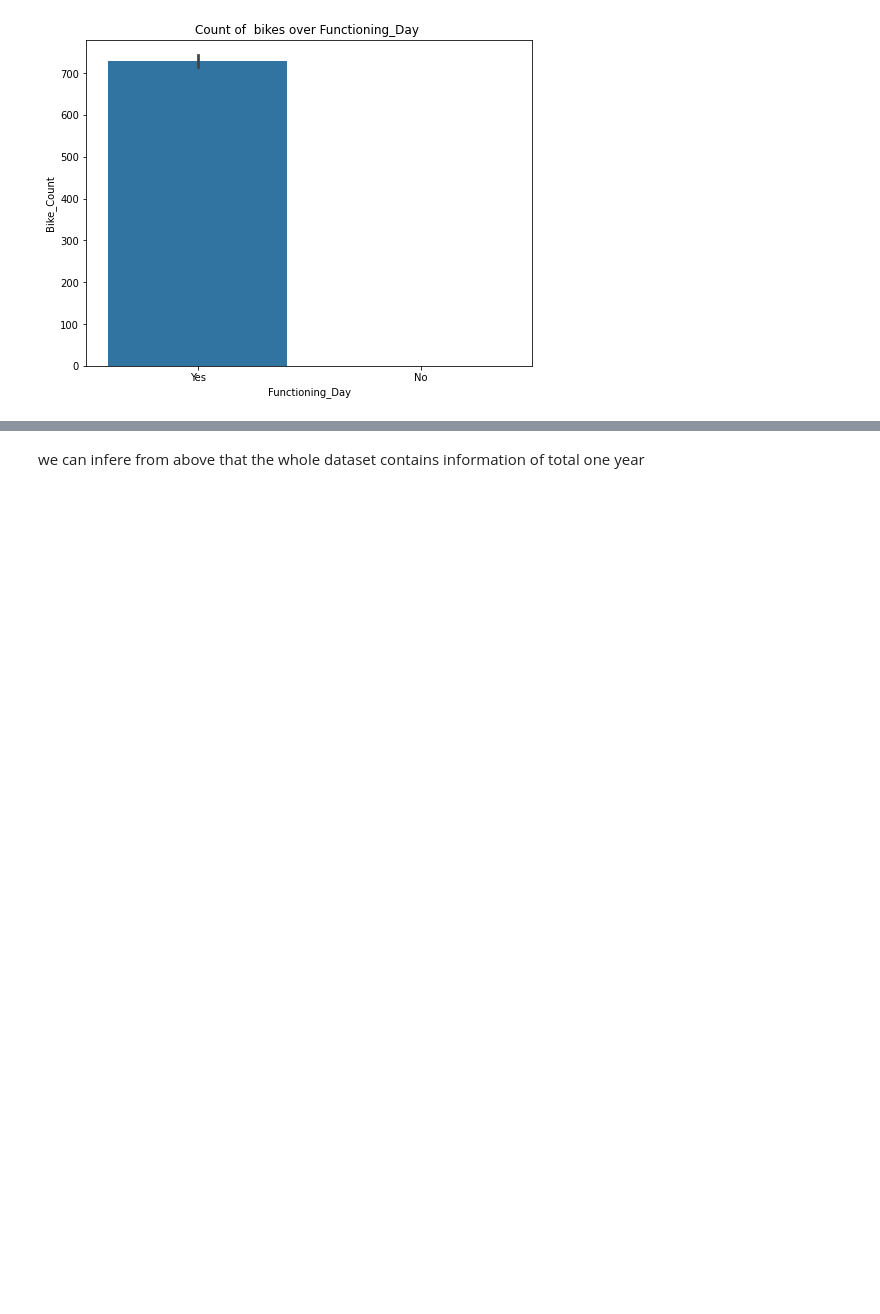
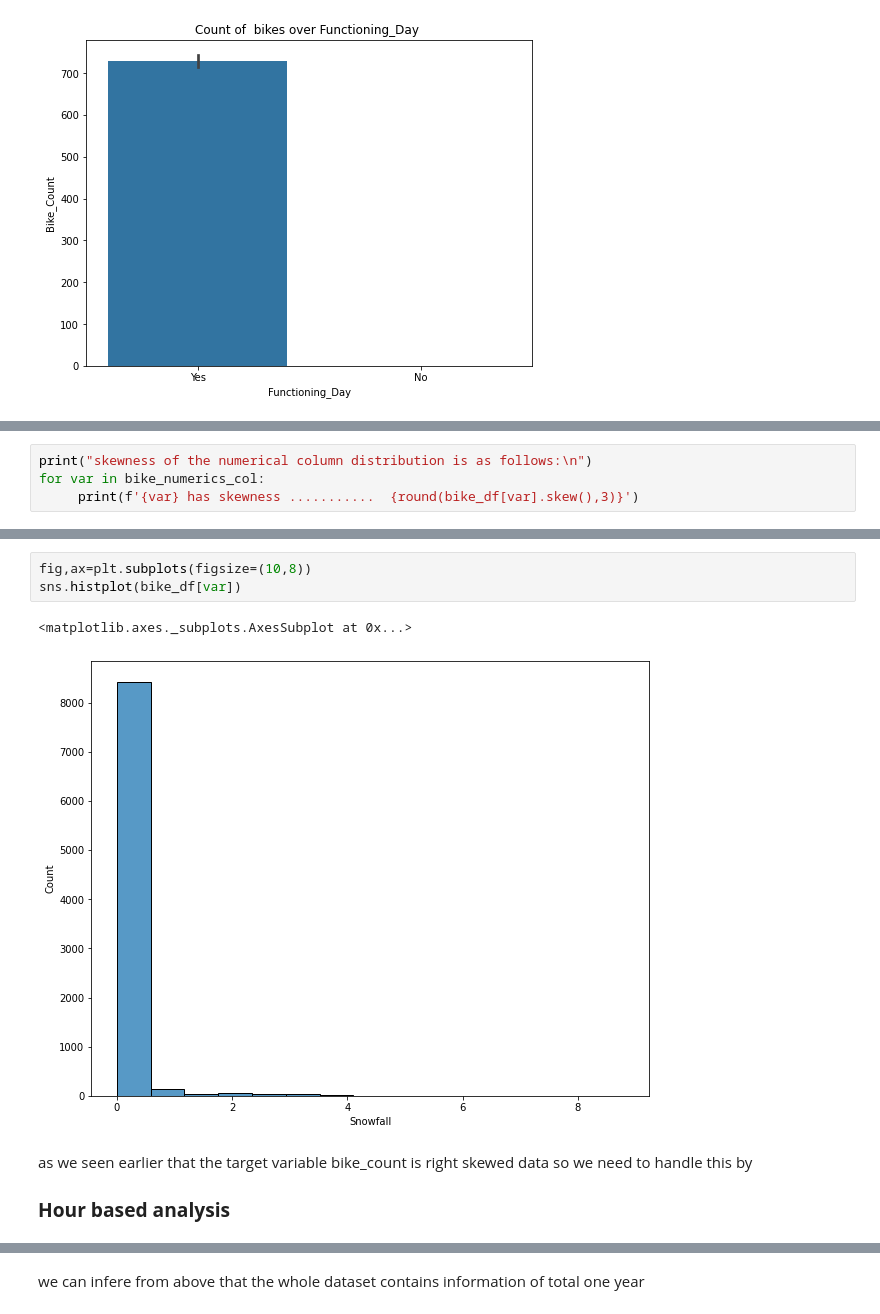
Before and after one commit to pavi-1994/bike_sharing_demand_prediction_capstone_project, a Jupyter notebook: Bike_Sharing_Demand_Prediction_Capstone_Project.ipynb, the cells around one changed output, grey strips where cells are left out. Cells and saved outputs as stored; diff of their text form; blank space fills up the shorter version.

```diff
--- a/Bike_Sharing_Demand_Prediction_Capstone_Project.ipynb
+++ b/Bike_Sharing_Demand_Prediction_Capstone_Project.ipynb
@@ -362,0 +389,4 @@ bike_df['Functioning_Day'] = np.where(bike_df['Functioning_Day']=='Yes', 1, 0)
+# %%
+print("skewness of the numerical column distribution is as follows:\n")
+for var in bike_numerics_col:
+     print(f'{var} has skewness ...........  {round(bike_df[var].skew(),3)}')
@@ -363 +441,11 @@ bike_df['Functioning_Day'] = np.where(bike_df['Functioning_Day']=='Yes', 1, 0)
+# %%
+fig,ax=plt.subplots(figsize=(10,8))
+sns.histplot(bike_df[var])
+# %% [output]
+<matplotlib.axes._subplots.AxesSubplot at 0x...>
+[figure, added]
+# %% [markdown]
+as we seen earlier that the target variable bike_count is right skewed data so we need to handle this by
+
+### **Hour based analysis**
 # %%
```
Also changed, not shown: parts of 47 cells of this notebook.
